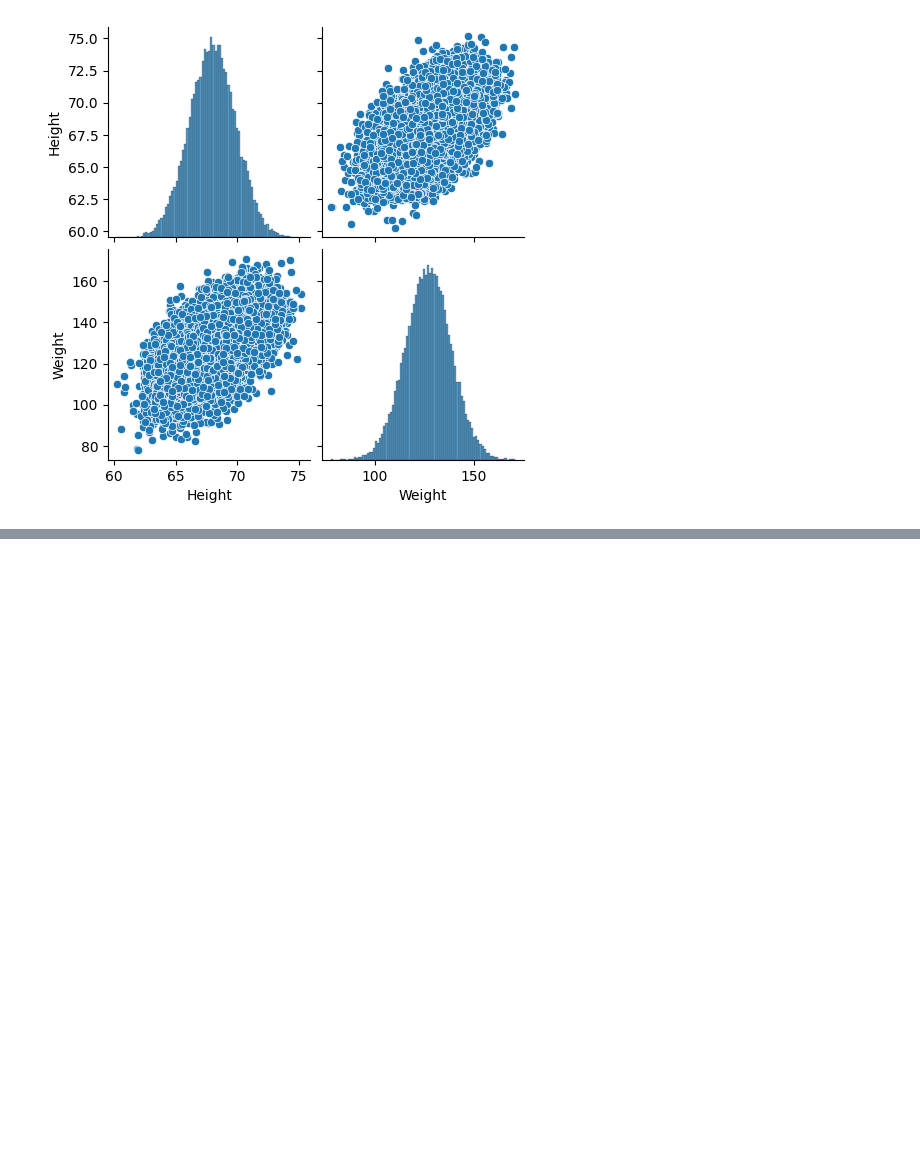
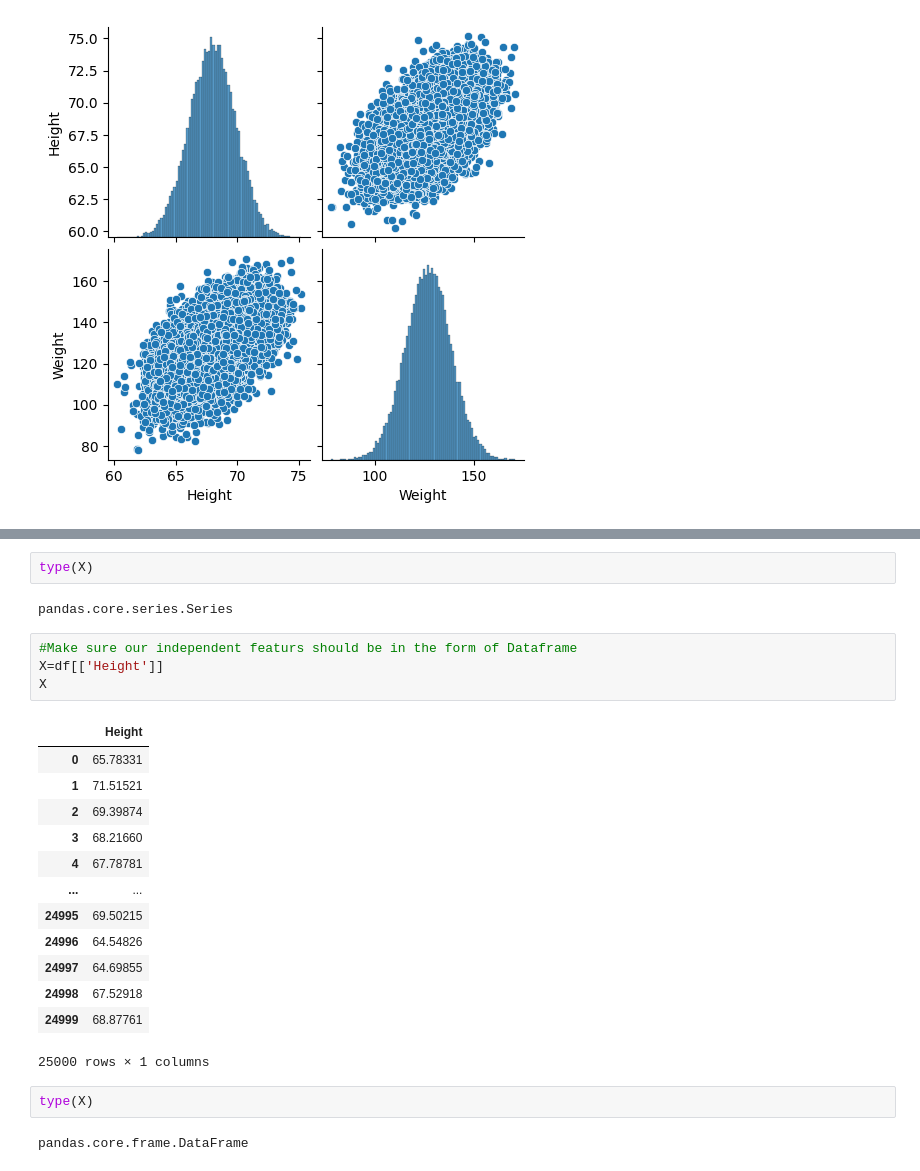
Before and after one commit to amarnath2706/Machine-Learning, a Jupyter notebook: Simple Linear Regression/simple_linear_regression.ipynb, the cells around one changed output, grey strips where cells are left out. Drawn from its saved outputs; the diff is of its cells as text; blank space fills up the shorter version.

```diff
--- a/Simple Linear Regression/simple_linear_regression.ipynb
+++ b/Simple Linear Regression/simple_linear_regression.ipynb
@@ -39,0 +55,26 @@ sns.pairplot(df)
+# %%
+type(X)
+# %% [output]
+pandas.core.series.Series
+# %%
+#Make sure our independent featurs should be in the form of Dataframe
+X=df[['Height']]
+X
+# %% [output]
+|  | Height |
+| 0 | 65.78331 |
+| 1 | 71.51521 |
+| 2 | 69.39874 |
+| 3 | 68.21660 |
+| 4 | 67.78781 |
+| ... | ... |
+| 24995 | 69.50215 |
+| 24996 | 64.54826 |
+| 24997 | 64.69855 |
+| 24998 | 67.52918 |
+| 24999 | 68.87761 |
+25000 rows × 1 columns
+# %%
+type(X)
+# %% [output]
+pandas.core.frame.DataFrame
```
Also changed, not shown: parts of 4 cells of this notebook.
